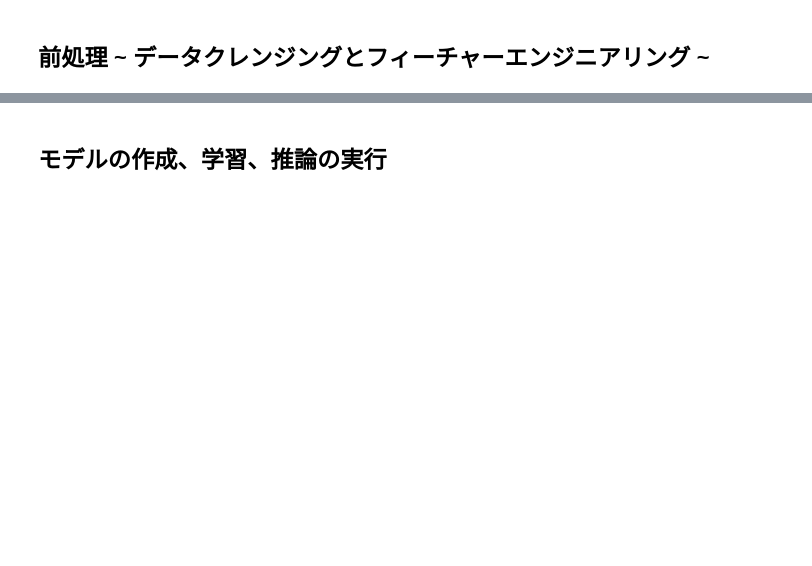
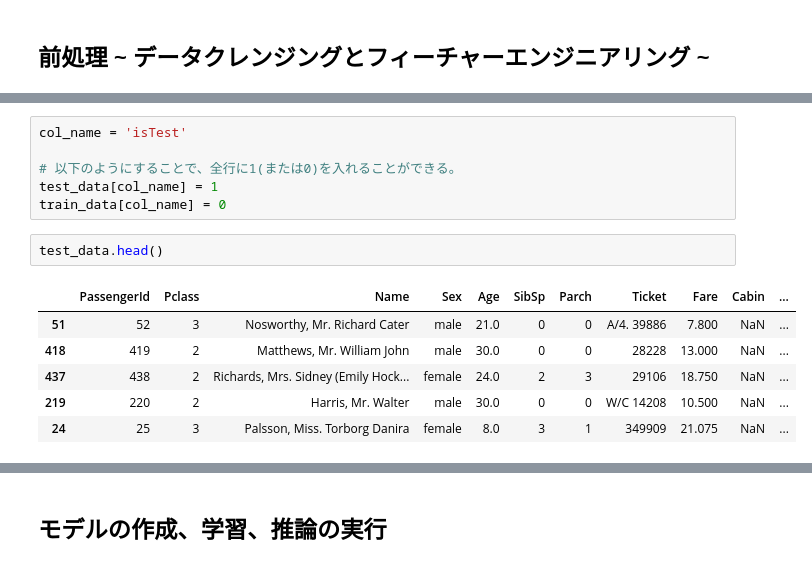
Before and after one commit to KOHSUK/data-science-cource, a Jupyter notebook: end-to-end-machine-learning-project-intro/03_machine-learning-intro.ipynb, the cells around one changed output, grey strips where cells are left out. Cells and saved outputs as stored; diff of their text form; blank space fills up the shorter version.

```diff
--- a/end-to-end-machine-learning-project-intro/03_machine-learning-intro.ipynb
+++ b/end-to-end-machine-learning-project-intro/03_machine-learning-intro.ipynb
@@ -295,0 +554,15 @@ train_data.astype('str').describe()
+# %%
+col_name = 'isTest'
+
+# 以下のようにすることで、全行に1(または0)を入れることができる。
+test_data[col_name] = 1
+train_data[col_name] = 0
+# %%
+test_data.head()
+# %% [output]
+|  | PassengerId | Pclass | Name | Sex | Age | SibSp | Parch | Ticket | Fare | Cabin | ... |
+| 51 | 52 | 3 | Nosworthy, Mr. Richard Cater | male | 21.0 | 0 | 0 | A/4. 39886 | 7.800 | NaN | ... |
+| 418 | 419 | 2 | Matthews, Mr. William John | male | 30.0 | 0 | 0 | 28228 | 13.000 | NaN | ... |
+| 437 | 438 | 2 | Richards, Mrs. Sidney (Emily Hock... | female | 24.0 | 2 | 3 | 29106 | 18.750 | NaN | ... |
+| 219 | 220 | 2 | Harris, Mr. Walter | male | 30.0 | 0 | 0 | W/C 14208 | 10.500 | NaN | ... |
+| 24 | 25 | 3 | Palsson, Miss. Torborg Danira | female | 8.0 | 3 | 1 | 349909 | 21.075 | NaN | ... |
```
Also changed, not shown: parts of 64 cells of this notebook.
